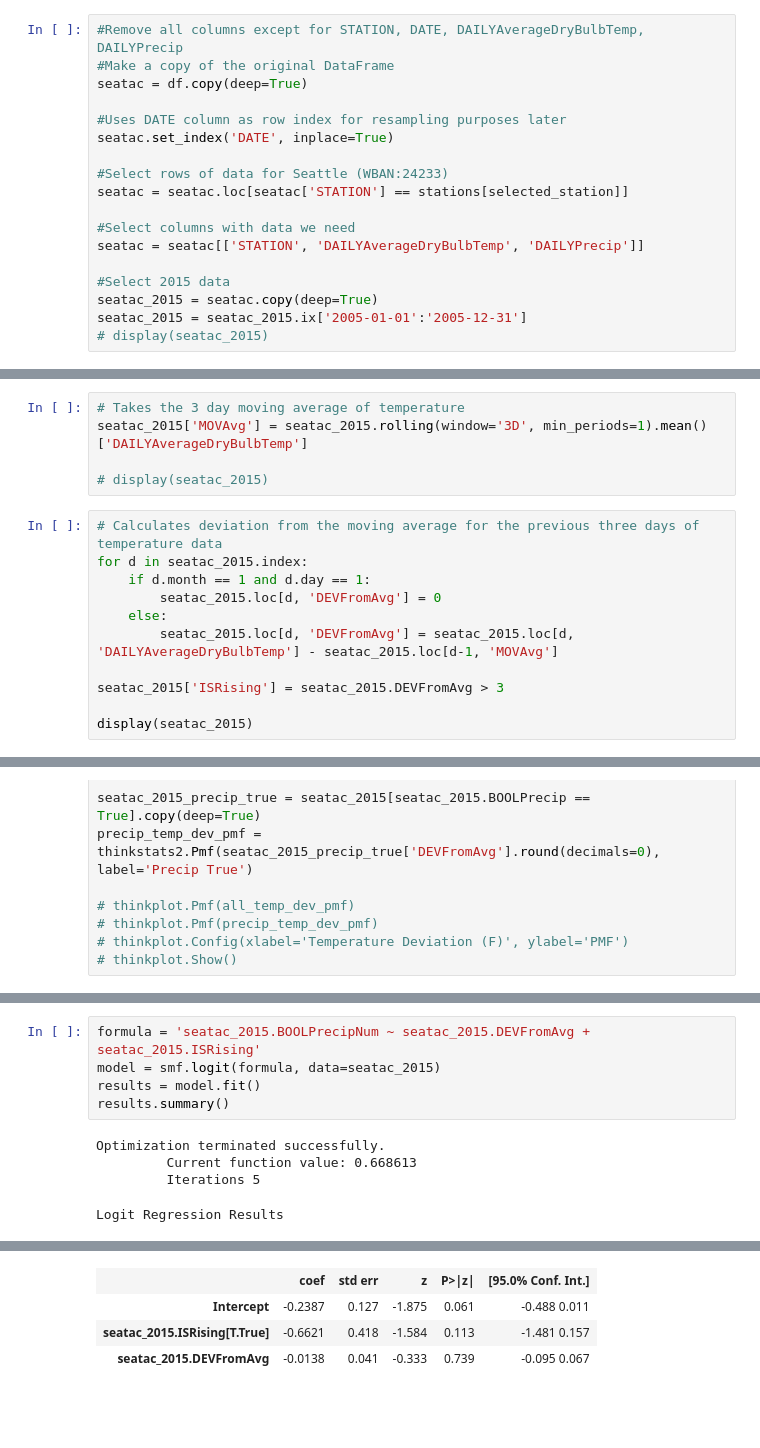
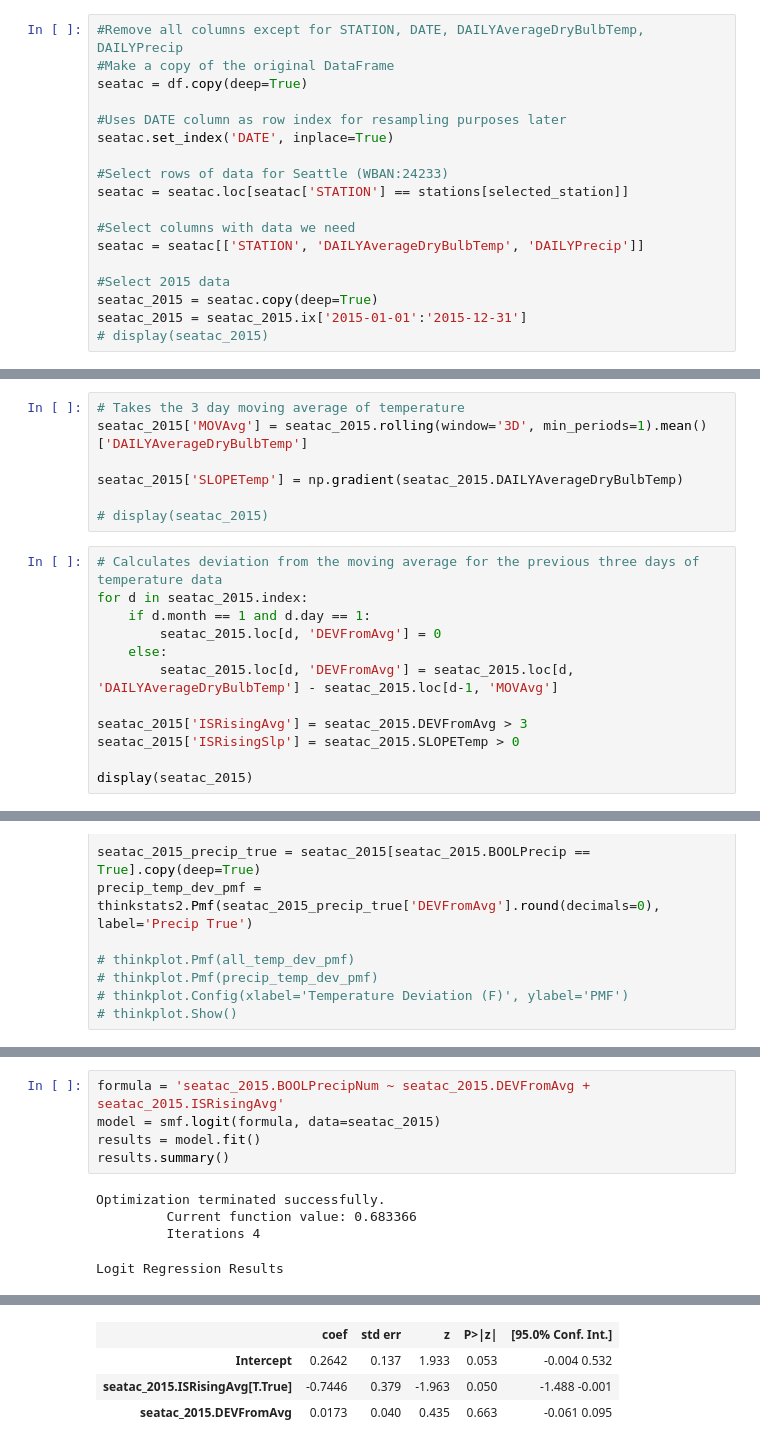
Before and after one commit to williamalu/data_science_weather, a Jupyter notebook: report2_slopes.ipynb, the cells around one changed output, grey strips where cells are left out. Cells and saved outputs as stored; diff of their text form; blank space fills up the shorter version.

```diff
--- a/report2_slopes.ipynb
+++ b/report2_slopes.ipynb
@@ -48,7 +48,7 @@ seatac = seatac[['STATION', 'DAILYAverageDryBulbTemp', 'DAILYPrecip']]
 
 #Select 2015 data
 seatac_2015 = seatac.copy(deep=True)
-seatac_2015 = seatac_2015.ix['2005-01-01':'2005-12-31']
+seatac_2015 = seatac_2015.ix['2015-01-01':'2015-12-31']
 # display(seatac_2015)
 # %%
 # Turn all non-numerical values into NaN for columns that should be numbers (via coerce)
@@ -76,6 +76,8 @@ seatac_2015.DAILYPrecip.fillna(method='pad', limit=2, inplace=True)
 # Takes the 3 day moving average of temperature
 seatac_2015['MOVAvg'] = seatac_2015.rolling(window='3D', min_periods=1).mean()['DAILYAverageDryBulbTemp']
 
+seatac_2015['SLOPETemp'] = np.gradient(seatac_2015.DAILYAverageDryBulbTemp)
+
 # display(seatac_2015)
 # %%
 # Calculates deviation from the moving average for the previous three days of temperature data
@@ -85,7 +87,8 @@ for d in seatac_2015.index:
     else:
         seatac_2015.loc[d, 'DEVFromAvg'] = seatac_2015.loc[d, 'DAILYAverageDryBulbTemp'] - seatac_2015.loc[d-1, 'MOVAvg']
 
-seatac_2015['ISRising'] = seatac_2015.DEVFromAvg > 3
+seatac_2015['ISRisingAvg'] = seatac_2015.DEVFromAvg > 3
+seatac_2015['ISRisingSlp'] = seatac_2015.SLOPETemp > 0
 
 display(seatac_2015)
 # %% [output]
@@ -195,12 +219,12 @@ plt.show()
 # %%
-formula = 'seatac_2015.BOOLPrecipNum ~ seatac_2015.DEVFromAvg + seatac_2015.ISRising'
+formula = 'seatac_2015.BOOLPrecipNum ~ seatac_2015.DEVFromAvg + seatac_2015.ISRisingAvg'
 model = smf.logit(formula, data=seatac_2015)
 results = model.fit()
 results.summary()
 # %% [output]
 Optimization terminated successfully.
-         Current function value: 0.668613
-         Iterations 5
+         Current function value: 0.683366
+         Iterations 4
 Logit Regression Results
 | Dep. Variable: | seatac_2015.BOOLPrecipNum | No. Observations: | 365 |
 | Model: | Logit | Df Residuals: | 362 |
@@ -212,4 +236,4 @@ Logit Regression Results
 |  | coef | std err | z | P>|z| | [95.0% Conf. Int.] |
-| Intercept | -0.2387 | 0.127 | -1.875 | 0.061 | -0.488 0.011 |
-| seatac_2015.ISRising[T.True] | -0.6621 | 0.418 | -1.584 | 0.113 | -1.481 0.157 |
-| seatac_2015.DEVFromAvg | -0.0138 | 0.041 | -0.333 | 0.739 | -0.095 0.067 |
+| Intercept | 0.2642 | 0.137 | 1.933 | 0.053 | -0.004 0.532 |
+| seatac_2015.ISRisingAvg[T.True] | -0.7446 | 0.379 | -1.963 | 0.050 | -1.488 -0.001 |
+| seatac_2015.DEVFromAvg | 0.0173 | 0.040 | 0.435 | 0.663 | -0.061 0.095 |
```
Also changed, not shown: parts of 8 cells of this notebook.
